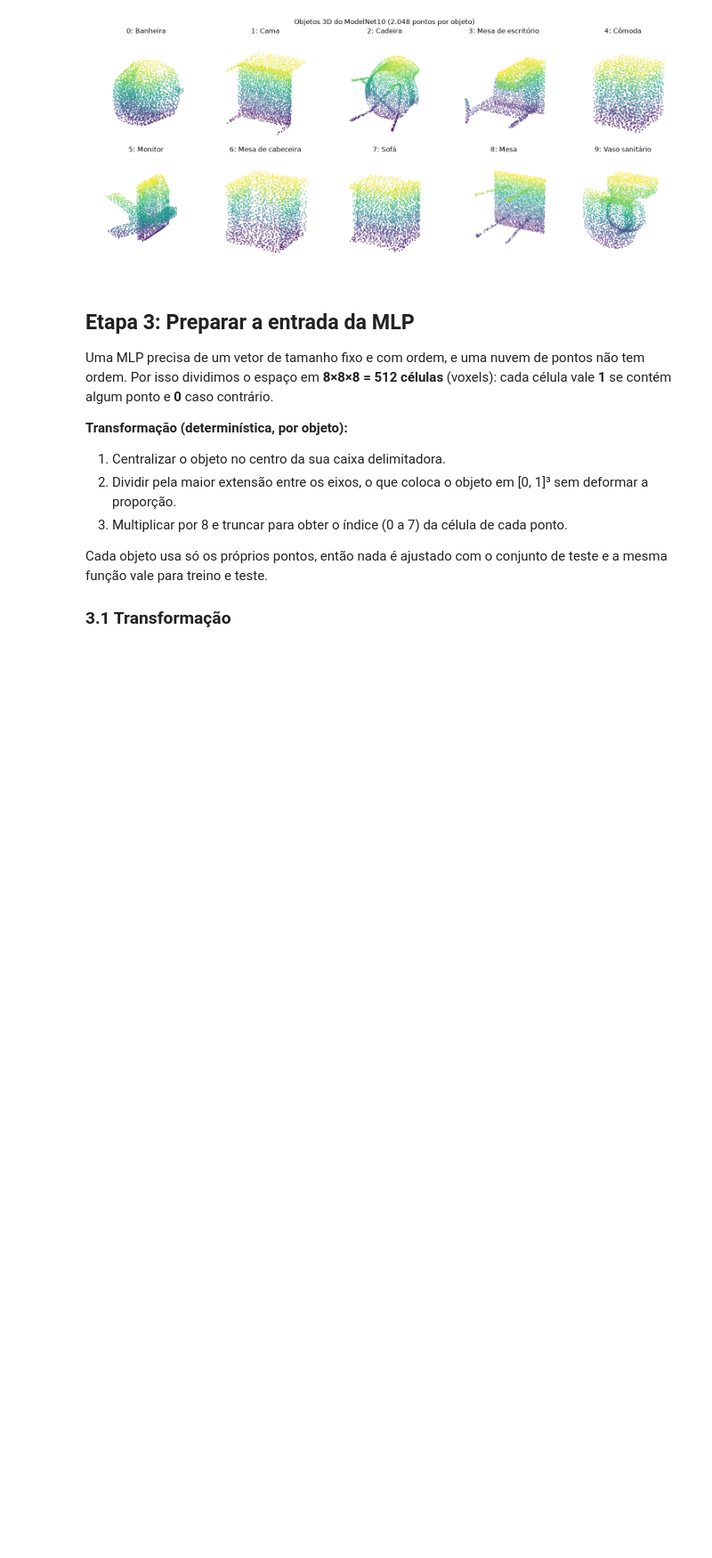
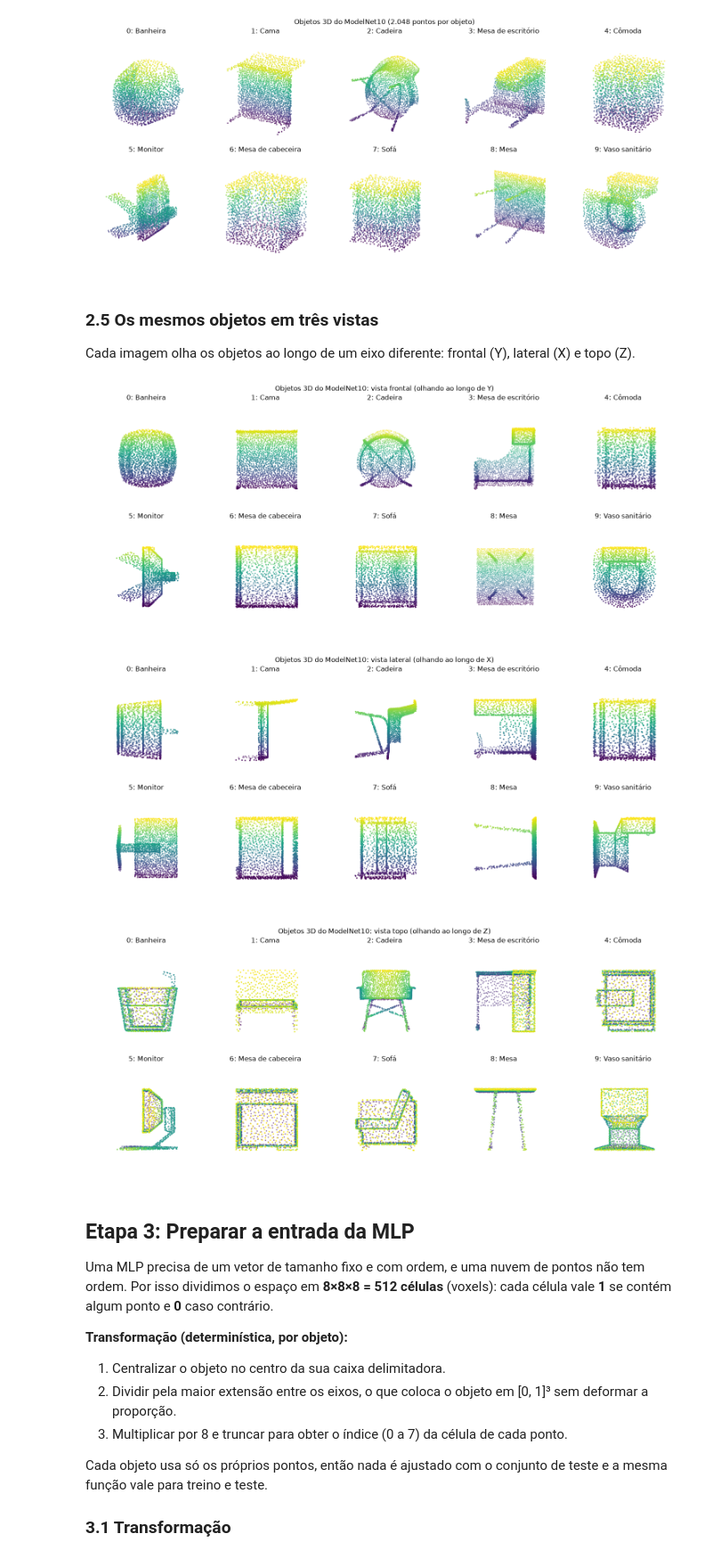
Before and after one commit to lianeheidemann/modelnet10-mlp-hiperparametros, a Jupyter notebook: notebooks/mlp_modelnet10.ipynb, the cells around one changed output. Shown at 89% size. Cells and saved outputs as stored; diff of their text form; code cells hidden in the pictures; blank space fills up the shorter version.

```diff
--- a/notebooks/mlp_modelnet10.ipynb
+++ b/notebooks/mlp_modelnet10.ipynb
@@ -177,6 +177,40 @@ plt.savefig(OUTPUT_DIR / '02_exemplo_por_classe.png', dpi=150, bbox_inches='tigh
 plt.show()
 # %% [output]
 [figure]
+# %% [markdown]
+### 2.5 Os mesmos objetos em três vistas
+
+Cada imagem olha os objetos ao longo de um eixo diferente: frontal (Y), lateral (X) e topo (Z).
+# %%
+# Três pontos de vista: cada um olha o objeto ao longo de um eixo
+VIEWS = {
+    'frontal (olhando ao longo de Y)': dict(elev=0, azim=-90),
+    'lateral (olhando ao longo de X)': dict(elev=0, azim=0),
+    'topo (olhando ao longo de Z)': dict(elev=90, azim=-90),
+}
+
+for i, (nome, view) in enumerate(VIEWS.items(), start=1):
+    fig = plt.figure(figsize=(15, 6.5))
+    for c in range(10):
+        # Primeiro objeto de treino da classe c, com shape (2048, 3)
+        p = X_train_pts[np.where(y_train == c)[0][0]]
+
+        ax = fig.add_subplot(2, 5, c + 1, projection='3d')
+        ax.scatter(p[:, 0], p[:, 1], p[:, 2], c=p[:, 2], cmap='viridis', s=2)
+
+        # Ângulo de visão deste gráfico e eixos com a mesma escala
+        ax.view_init(**view)
+        ax.set_box_aspect((1, 1, 1))
+        ax.set_title(f'{c}: {CLASS_NAMES[c]}'); ax.set_axis_off()
+
+    fig.suptitle(f'Objetos 3D do ModelNet10: vista {nome}')
+    plt.tight_layout()
+    plt.savefig(OUTPUT_DIR / f'02_{i}_vista_{nome.split()[0]}.png', dpi=150, bbox_inches='tight')
+    plt.show()
+# %% [output]
+[figure, added]
+[figure, added]
+[figure, added]
 # %% [markdown]
 ## Etapa 3: Preparar a entrada da MLP
 
```
Also changed, not shown: parts of 22 cells of this notebook, 18 other files.
